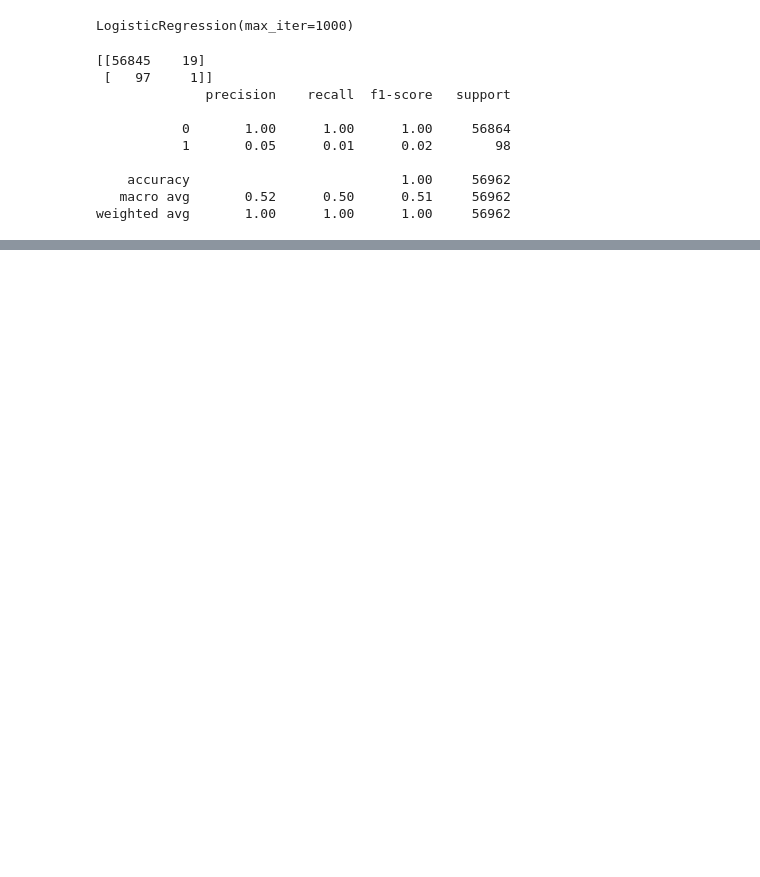
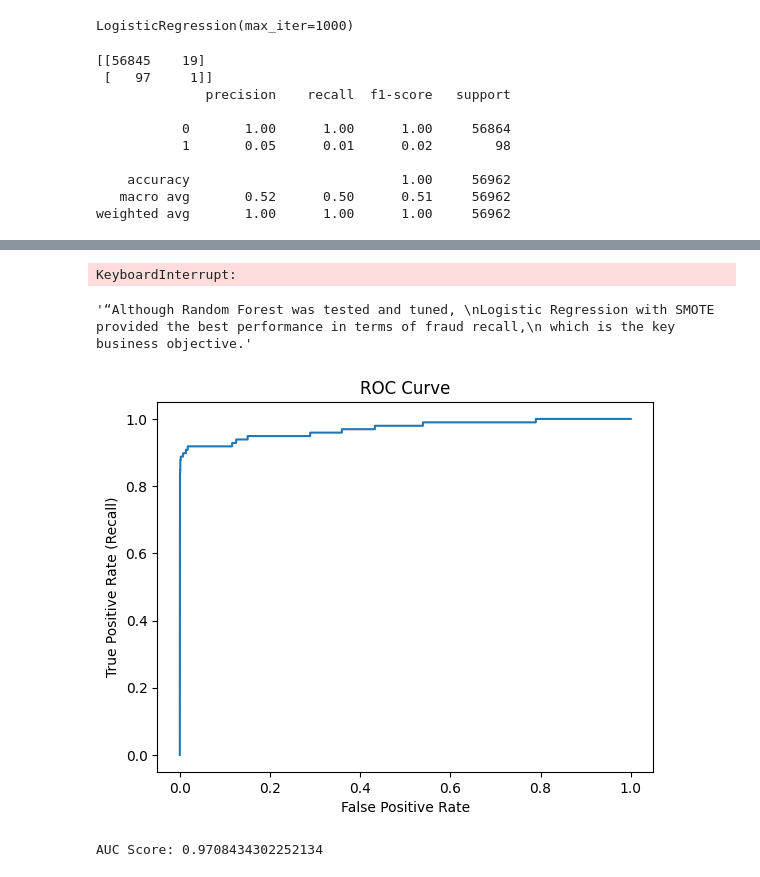
Before and after one commit to akshayasanghavi-commits/Learningpython1, a Jupyter notebook: fraud_detection_ml/notebooks/fraud_eda.ipynb, the cells around one changed output, grey strips where cells are left out. Cells and saved outputs as stored; diff of their text form; code cells hidden in the pictures; blank space fills up the shorter version.

Commit message:
added app.py, modified fraud_eda.ipynb, added predict.py

```diff
--- a/fraud_detection_ml/notebooks/fraud_eda.ipynb
+++ b/fraud_detection_ml/notebooks/fraud_eda.ipynb
@@ -141,0 +152,6 @@ weighted avg       1.00      1.00      1.00     56962
+# %%
+from imblearn.over_sampling import SMOTE
+
+smote = SMOTE(random_state=42)
+
+X_train_smote, y_train_smote = smote.fit_resample(X_train_scaled, y_train)
@@ -141,0 +166,6 @@ weighted avg       1.00      1.00      1.00     56962
+# %%
+model = LogisticRegression(max_iter=1000)
+
+model.fit(X_train_smote, y_train_smote)
+
+y_pred = model.predict(X_test_scaled)
@@ -141,0 +226,25 @@ weighted avg       1.00      1.00      1.00     56962
+# %%
+#lets improvise random forest and check results
+from sklearn.ensemble import RandomForestClassifier
+
+rf_model = RandomForestClassifier(
+    n_estimators=200,
+    max_depth=10, #tree depth → avoid overfitting
+    min_samples_split=5,#splitting → improve generalization
+    random_state=42
+)
+
+rf_model.fit(X_train_smote, y_train_smote)
+
+y_pred_rf = rf_model.predict(X_test_scaled)
+
+print(confusion_matrix(y_test, y_pred_rf))
+print(classification_report(y_test, y_pred_rf))
+# %% [output]
+KeyboardInterrupt:
+# %%
+"""“Although Random Forest was tested and tuned,
+Logistic Regression with SMOTE provided the best performance in terms of fraud recall,
+ which is the key business objective."""
+# %% [output]
+'“Although Random Forest was tested and tuned, \nLogistic Regression with SMOTE provided the best performance in terms of fraud recall,\n which is the key business objective.'
@@ -141,0 +259,22 @@ weighted avg       1.00      1.00      1.00     56962
+# %%
+#ROC Curve & Threshold Tuning
+
+y_prob = model.predict_proba(X_test_scaled)[:, 1]
+from sklearn.metrics import roc_curve
+import matplotlib.pyplot as plt
+
+fpr, tpr, thresholds = roc_curve(y_test, y_prob)
+
+plt.plot(fpr, tpr)
+plt.xlabel("False Positive Rate")
+plt.ylabel("True Positive Rate (Recall)")
+plt.title("ROC Curve")
+plt.show()
+# %% [output]
+[figure, added]
+# %%
+from sklearn.metrics import roc_auc_score
+
+print("AUC Score:", roc_auc_score(y_test, y_prob))
+# %% [output]
+AUC Score: 0.9708434302252134
```
Also changed, not shown: parts of 17 cells of this notebook, 2 other files.
